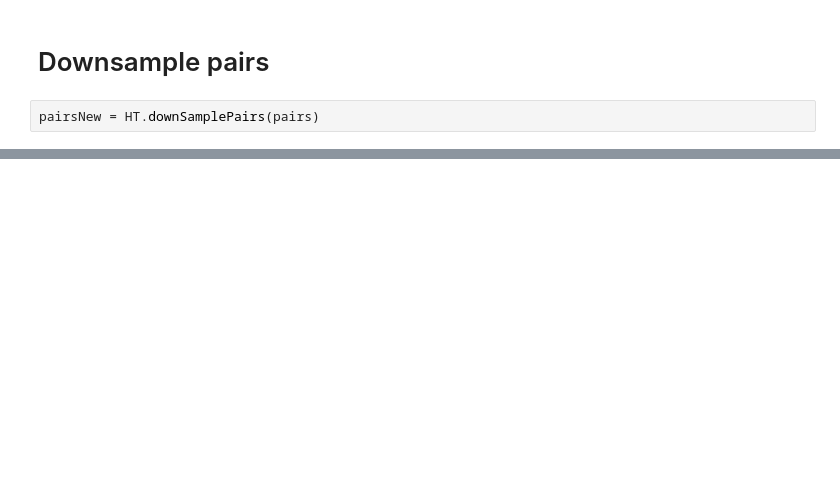
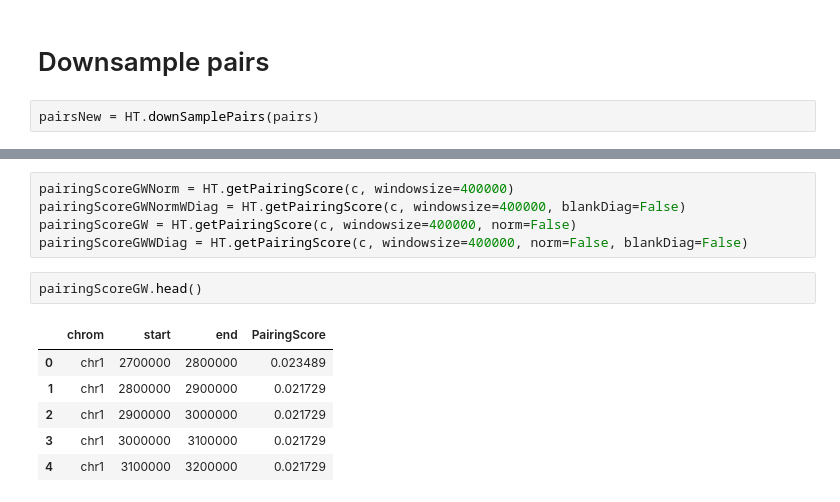
Before and after one commit to gerlichlab/ngs, a Jupyter notebook: examples/Function_examples.ipynb, the cells around one changed output, grey strips where cells are left out. Cells and saved outputs as stored; diff of their text form; blank space fills up the shorter version.

```diff
--- a/examples/Function_examples.ipynb
+++ b/examples/Function_examples.ipynb
@@ -320,0 +325,14 @@ pairsNew = HT.downSamplePairs(pairs)
+# %%
+pairingScoreGWNorm = HT.getPairingScore(c, windowsize=400000)
+pairingScoreGWNormWDiag = HT.getPairingScore(c, windowsize=400000, blankDiag=False)
+pairingScoreGW = HT.getPairingScore(c, windowsize=400000, norm=False)
+pairingScoreGWWDiag = HT.getPairingScore(c, windowsize=400000, norm=False, blankDiag=False)
+# %%
+pairingScoreGW.head()
+# %% [output]
+|  | chrom | start | end | PairingScore |
+| 0 | chr1 | 2700000 | 2800000 | 0.023489 |
+| 1 | chr1 | 2800000 | 2900000 | 0.021729 |
+| 2 | chr1 | 2900000 | 3000000 | 0.021729 |
+| 3 | chr1 | 3000000 | 3100000 | 0.021729 |
+| 4 | chr1 | 3100000 | 3200000 | 0.021729 |
```
Also changed, not shown: parts of 11 cells of this notebook.
